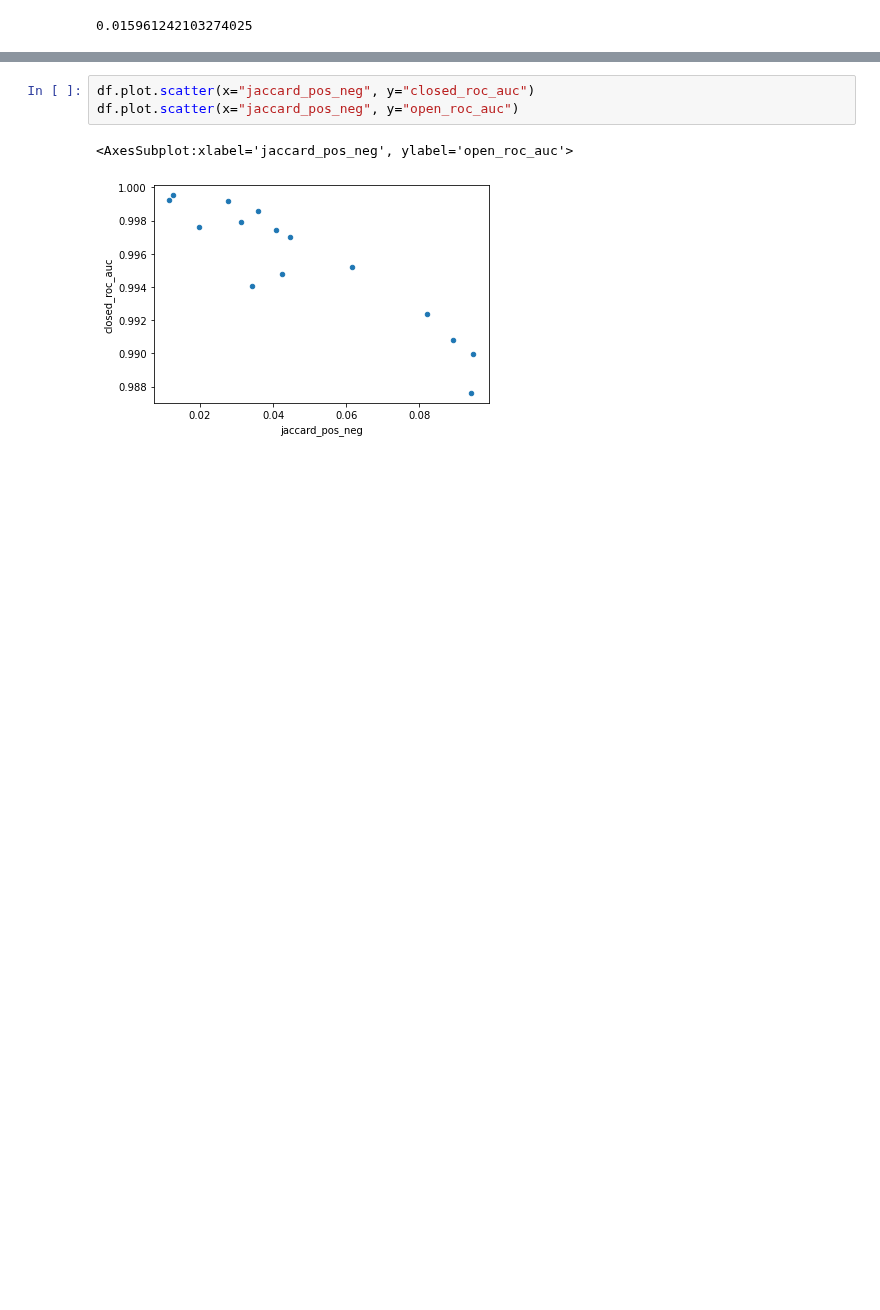
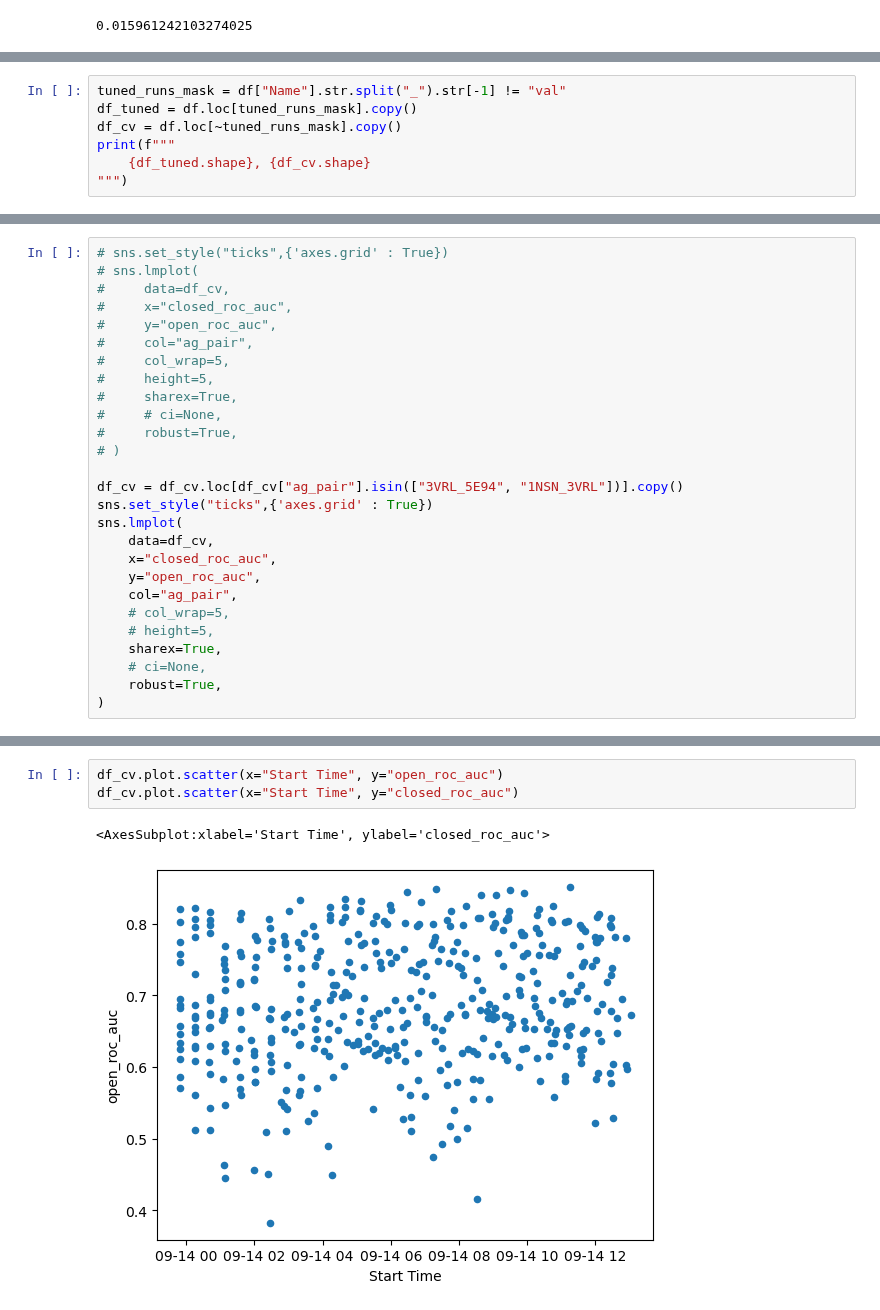
Before and after one commit to csi-greifflab/negative-class-optimization, a Jupyter notebook: notebooks/11_NDB1_Analysis.ipynb, the cells around one changed output, grey strips where cells are left out. Drawn from its saved outputs; the diff is of its cells as text; blank space fills up the shorter version.

```diff
--- a/notebooks/11_NDB1_Analysis.ipynb
+++ b/notebooks/11_NDB1_Analysis.ipynb
@@ -76,0 +130,7 @@ df["jaccard_closed_openset_sum"] = df["jaccard_pos_openset"] + df["jaccard_neg_o
+# %%
+tuned_runs_mask = df["Name"].str.split("_").str[-1] != "val"
+df_tuned = df.loc[tuned_runs_mask].copy()
+df_cv = df.loc[~tuned_runs_mask].copy()
+print(f"""
+    {df_tuned.shape}, {df_cv.shape}
+""")
@@ -76,0 +139,27 @@ df["jaccard_closed_openset_sum"] = df["jaccard_pos_openset"] + df["jaccard_neg_o
+# %%
+# sns.set_style("ticks",{'axes.grid' : True})
+# sns.lmplot(
+#     data=df_cv,
+#     x="closed_roc_auc",
+#     y="open_roc_auc",
+#     col="ag_pair",
+#     col_wrap=5,
+#     height=5,
+#     sharex=True,
+#     # ci=None,
+#     robust=True,
+# )
+
+df_cv = df_cv.loc[df_cv["ag_pair"].isin(["3VRL_5E94", "1NSN_3VRL"])].copy()
+sns.set_style("ticks",{'axes.grid' : True})
+sns.lmplot(
+    data=df_cv,
+    x="closed_roc_auc",
+    y="open_roc_auc",
+    col="ag_pair",
+    # col_wrap=5,
+    # height=5,
+    sharex=True,
+    # ci=None,
+    robust=True,
+)
@@ -77,6 +169,6 @@ df["jaccard_closed_openset_sum"] = df["jaccard_pos_openset"] + df["jaccard_neg_o
 # %%
-df.plot.scatter(x="jaccard_pos_neg", y="closed_roc_auc")
-df.plot.scatter(x="jaccard_pos_neg", y="open_roc_auc")
+df_cv.plot.scatter(x="Start Time", y="open_roc_auc")
+df_cv.plot.scatter(x="Start Time", y="closed_roc_auc")
 # %% [output]
-<AxesSubplot:xlabel='jaccard_pos_neg', ylabel='open_roc_auc'>
+<AxesSubplot:xlabel='Start Time', ylabel='closed_roc_auc'>
-[figure, old version]
+[figure, new version]
```
Also changed, not shown: parts of 19 cells of this notebook, 21 other files.
